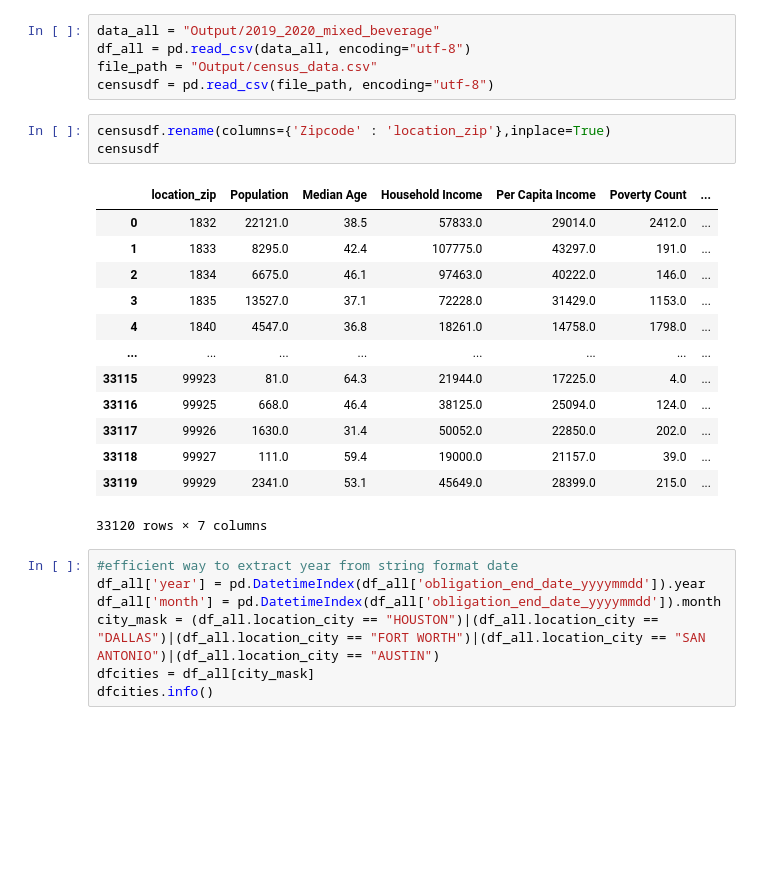
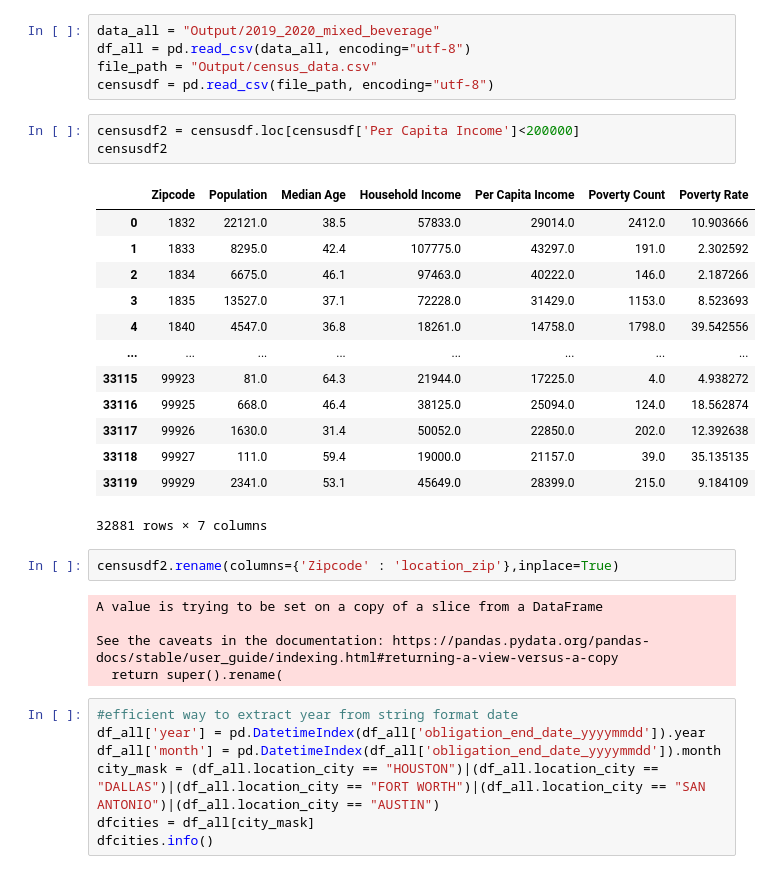
Before and after one commit to KelliDSmith/SMU_Project1_Group1, a Jupyter notebook: regression_kelli.ipynb, the cells around one changed output. Saved outputs shown, nothing was run; the diff lists cells and outputs as text; blank space fills up the shorter version.

```diff
--- a/regression_kelli.ipynb
+++ b/regression_kelli.ipynb
@@ -15,23 +15,30 @@ data_all = "Output/2019_2020_mixed_beverage"
 df_all = pd.read_csv(data_all, encoding="utf-8")
 file_path = "Output/census_data.csv"
 censusdf = pd.read_csv(file_path, encoding="utf-8")
+# %%
+censusdf2 = censusdf.loc[censusdf['Per Capita Income']<200000]
+censusdf2
+# %% [output]
+|  | Zipcode | Population | Median Age | Household Income | Per Capita Income | Poverty Count | Poverty Rate |
+| 0 | 1832 | 22121.0 | 38.5 | 57833.0 | 29014.0 | 2412.0 | 10.903666 |
+| 1 | 1833 | 8295.0 | 42.4 | 107775.0 | 43297.0 | 191.0 | 2.302592 |
+| 2 | 1834 | 6675.0 | 46.1 | 97463.0 | 40222.0 | 146.0 | 2.187266 |
+| 3 | 1835 | 13527.0 | 37.1 | 72228.0 | 31429.0 | 1153.0 | 8.523693 |
+| 4 | 1840 | 4547.0 | 36.8 | 18261.0 | 14758.0 | 1798.0 | 39.542556 |
+| ... | ... | ... | ... | ... | ... | ... | ... |
+| 33115 | 99923 | 81.0 | 64.3 | 21944.0 | 17225.0 | 4.0 | 4.938272 |
+| 33116 | 99925 | 668.0 | 46.4 | 38125.0 | 25094.0 | 124.0 | 18.562874 |
+| 33117 | 99926 | 1630.0 | 31.4 | 50052.0 | 22850.0 | 202.0 | 12.392638 |
+| 33118 | 99927 | 111.0 | 59.4 | 19000.0 | 21157.0 | 39.0 | 35.135135 |
+| 33119 | 99929 | 2341.0 | 53.1 | 45649.0 | 28399.0 | 215.0 | 9.184109 |
+32881 rows × 7 columns
 # %%
-censusdf.rename(columns={'Zipcode' : 'location_zip'},inplace=True)
-censusdf
+censusdf2.rename(columns={'Zipcode' : 'location_zip'},inplace=True)
 # %% [output]
-|  | location_zip | Population | Median Age | Household Income | Per Capita Income | Poverty Count | ... |
-| 0 | 1832 | 22121.0 | 38.5 | 57833.0 | 29014.0 | 2412.0 | ... |
-| 1 | 1833 | 8295.0 | 42.4 | 107775.0 | 43297.0 | 191.0 | ... |
-| 2 | 1834 | 6675.0 | 46.1 | 97463.0 | 40222.0 | 146.0 | ... |
-| 3 | 1835 | 13527.0 | 37.1 | 72228.0 | 31429.0 | 1153.0 | ... |
-| 4 | 1840 | 4547.0 | 36.8 | 18261.0 | 14758.0 | 1798.0 | ... |
-| ... | ... | ... | ... | ... | ... | ... | ... |
-| 33115 | 99923 | 81.0 | 64.3 | 21944.0 | 17225.0 | 4.0 | ... |
-| 33116 | 99925 | 668.0 | 46.4 | 38125.0 | 25094.0 | 124.0 | ... |
-| 33117 | 99926 | 1630.0 | 31.4 | 50052.0 | 22850.0 | 202.0 | ... |
-| 33118 | 99927 | 111.0 | 59.4 | 19000.0 | 21157.0 | 39.0 | ... |
-| 33119 | 99929 | 2341.0 | 53.1 | 45649.0 | 28399.0 | 215.0 | ... |
-33120 rows × 7 columns
+A value is trying to be set on a copy of a slice from a DataFrame
+
+See the caveats in the documentation: https://pandas.pydata.org/pandas-docs/stable/user_guide/indexing.html#returning-a-view-versus-a-copy
+  return super().rename(
 # %%
 #efficient way to extract year from string format date
 df_all['year'] = pd.DatetimeIndex(df_all['obligation_end_date_yyyymmdd']).year
```
Also changed, not shown: parts of 8 cells of this notebook, 3 other files.
